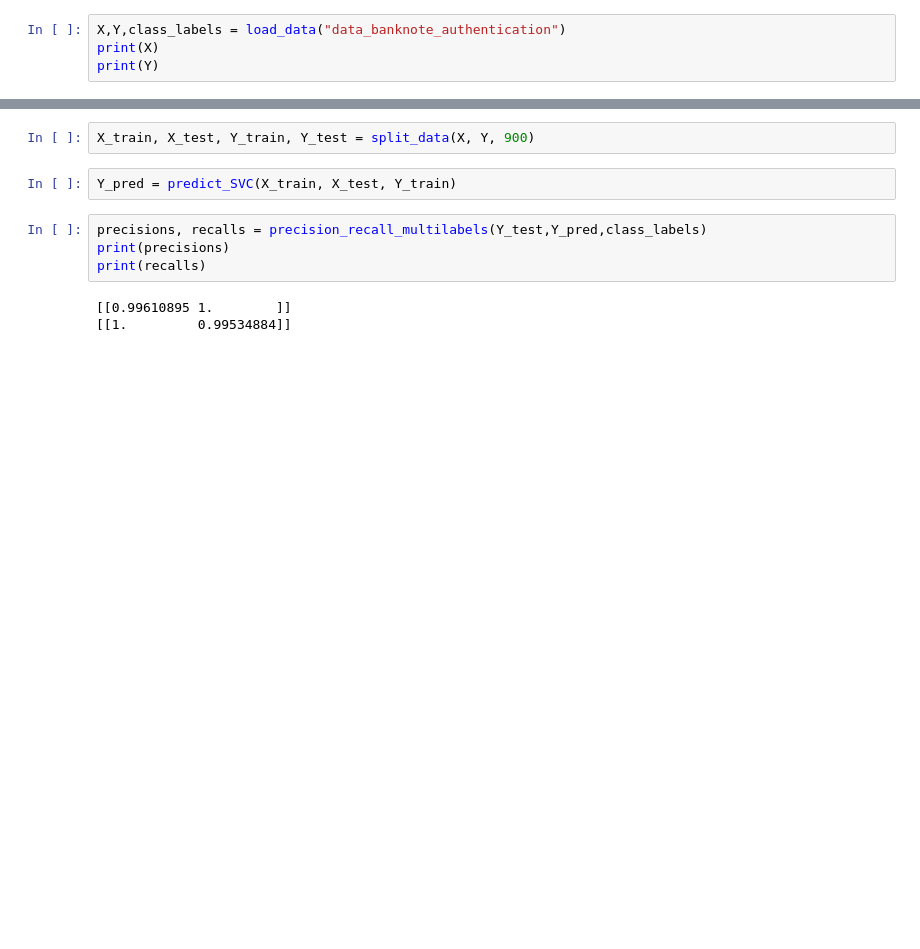
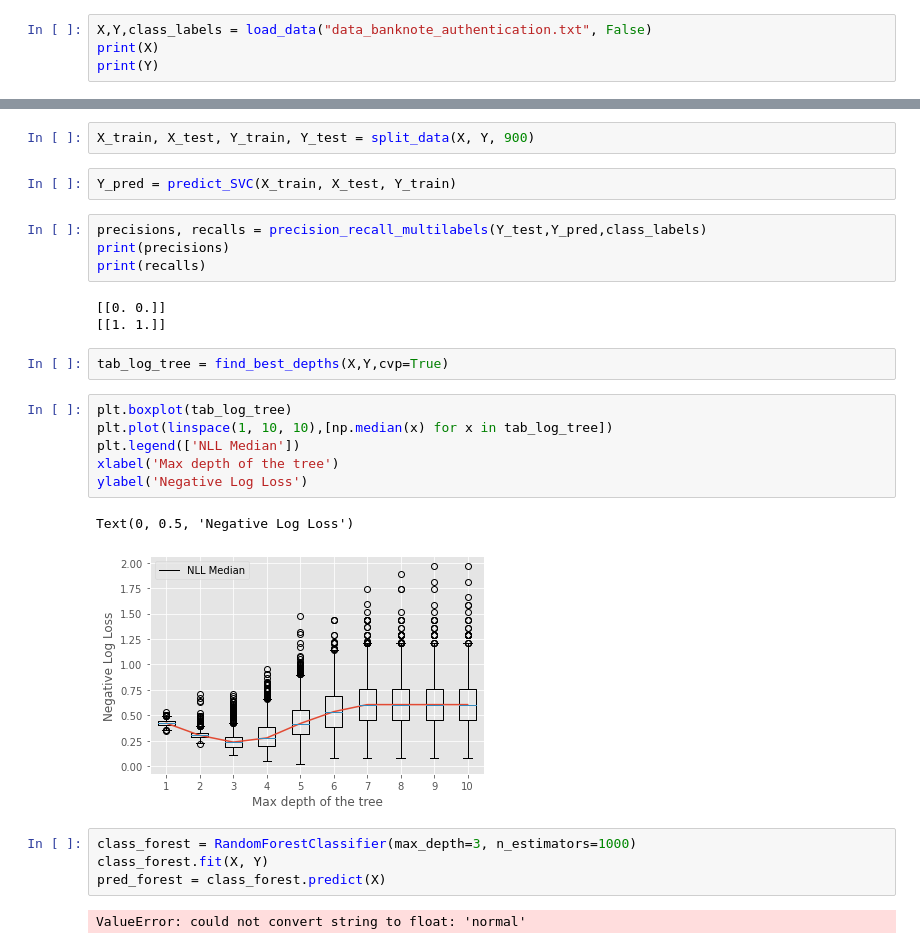
Before and after one commit to dylrachwal/MCE_Project, a Jupyter notebook: project_notebook.ipynb, the cells around one changed output, grey strips where cells are left out. Drawn from its saved outputs; the diff is of its cells as text; blank space fills up the shorter version.

```diff
--- a/project_notebook.ipynb
+++ b/project_notebook.ipynb
@@ -21,7 +22,7 @@ mpl.style.use("ggplot")
 # %% [output]
 Populating the interactive namespace from numpy and matplotlib
 # %%
-X,Y,class_labels = load_data("data_banknote_authentication")
+X,Y,class_labels = load_data("data_banknote_authentication.txt", False)
 print(X)
 print(Y)
 # %% [output]
@@ -42,5 +50,22 @@ precisions, recalls = precision_recall_multilabels(Y_test,Y_pred,class_labels)
 print(precisions)
 print(recalls)
 # %% [output]
-[[0.99610895 1.        ]]
-[[1.         0.99534884]]
+[[0. 0.]]
+[[1. 1.]]
+# %%
+tab_log_tree = find_best_depths(X,Y,cvp=True)
+# %%
+plt.boxplot(tab_log_tree)
+plt.plot(linspace(1, 10, 10),[np.median(x) for x in tab_log_tree])
+plt.legend(['NLL Median'])
+xlabel('Max depth of the tree')
+ylabel('Negative Log Loss')
+# %% [output]
+Text(0, 0.5, 'Negative Log Loss')
+[figure, added]
+# %%
+class_forest = RandomForestClassifier(max_depth=3, n_estimators=1000)
+class_forest.fit(X, Y)
+pred_forest = class_forest.predict(X)
+# %% [output]
+ValueError: could not convert string to float: 'normal'
```
Also changed, not shown: parts of 3 cells of this notebook, 1 other file.
